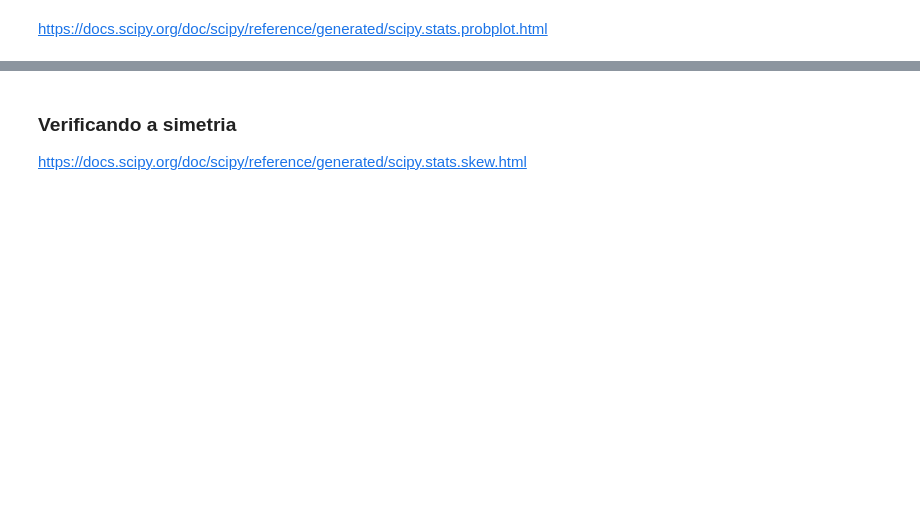
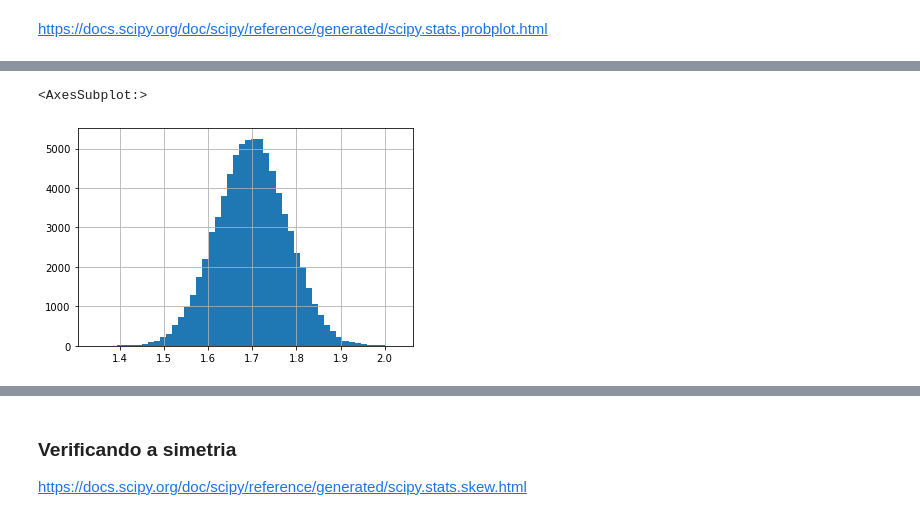
Before and after one commit to fernandapilat/bootcamp-data-analytics, a Jupyter notebook: Curso_de_Estatística_Parte_4.ipynb, the cells around one changed output, grey strips where cells are left out. Drawn from its saved outputs; the diff is of its cells as text; code cells hidden in the pictures; blank space fills up the shorter version.

```diff
--- a/Curso_de_Estatística_Parte_4.ipynb
+++ b/Curso_de_Estatística_Parte_4.ipynb
@@ -1125,0 +1406,5 @@ https://docs.scipy.org/doc/scipy/reference/generated/scipy.stats.probplot.html
+# %%
+dados.Altura.hist(bins=50)
+# %% [output]
+<AxesSubplot:>
+[figure, added]
```
Also changed, not shown: parts of 69 cells of this notebook.
